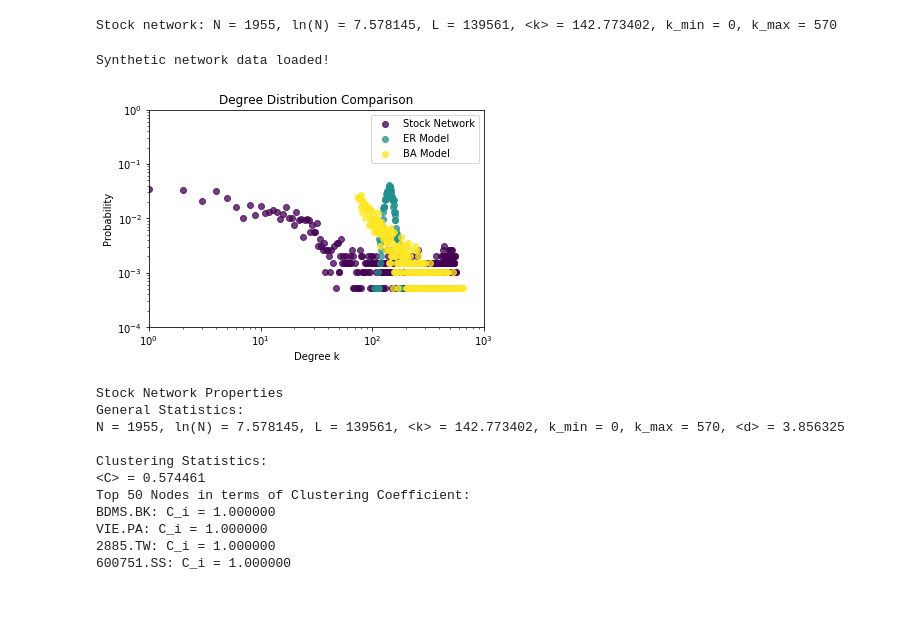
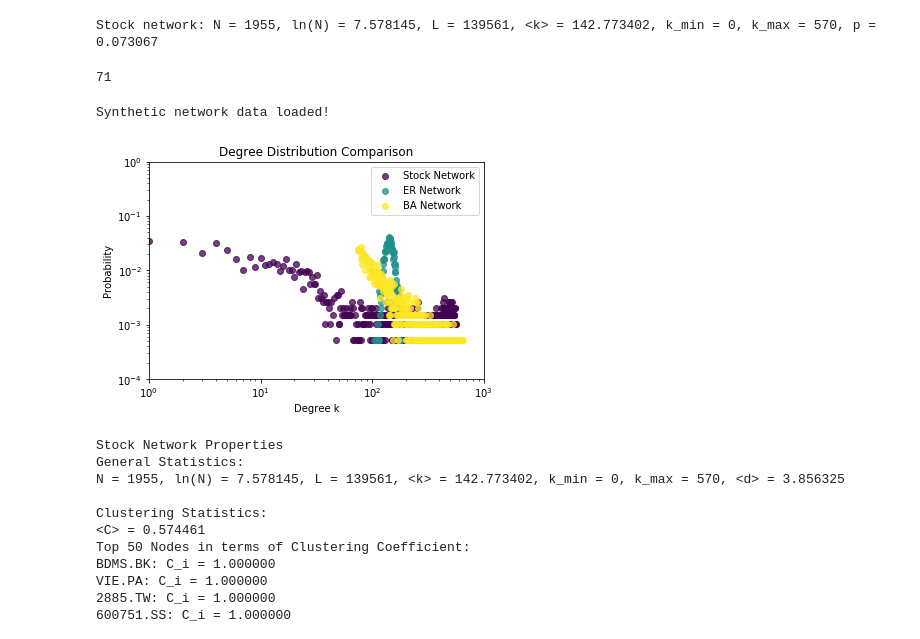
Before and after one commit to DK-Nguyen/Forbes-2000-correlation-network-analysis, a Jupyter notebook: notebooks/comparison_to_ER_and_BA.ipynb, the cells around one changed output. Drawn from its saved outputs; the diff is of its cells as text; code cells hidden in the pictures; blank space fills up the shorter version.

```diff
--- a/notebooks/comparison_to_ER_and_BA.ipynb
+++ b/notebooks/comparison_to_ER_and_BA.ipynb
@@ -79,9 +86,10 @@ m = int(k_avg / 2)
 
 k = [k for n, k in G.degree()]
 
-print "Stock network: N = %i, ln(N) = %f, L = %i, <k> = %f, k_min = %i, k_max = %i" % (N, np.log(N), L, k_avg, np.min(k), np.max(k))
+print "Stock network: N = %i, ln(N) = %f, L = %i, <k> = %f, k_min = %i, k_max = %i, p = %f" % (N, np.log(N), L, k_avg, np.min(k), np.max(k), p)
 # %% [output]
-Stock network: N = 1955, ln(N) = 7.578145, L = 139561, <k> = 142.773402, k_min = 0, k_max = 570
+Stock network: N = 1955, ln(N) = 7.578145, L = 139561, <k> = 142.773402, k_min = 0, k_max = 570, p = 0.073067
+71
 # %%
 # Generating a ER graph with the same number of edges:
 N_iter = 0
@@ -114,31 +122,31 @@ Synthetic network data loaded!
 # %%
 # Plotting the results:
 k_stock, p_stock = np.unique(k, return_counts=True)
 p_stock = p_stock / float(N)
 
 k_ER = [k_ER for n, k_ER in G_ER.degree()]
 k_ER, p_ER = np.unique(k_ER, return_counts=True)
 p_ER = p_ER / float(N)
 
 k_BA = [k_BA for n, k_BA in G_BA.degree()]
 k_BA, p_BA = np.unique(k_BA, return_counts=True)
 p_BA = p_BA / float(N)
 
 plt.scatter(k_stock, p_stock, alpha=0.75, label="Stock Network", c="#440154")
-plt.scatter(k_ER, p_ER, alpha=0.75, label="ER Model", c="#21908C")
-plt.scatter(k_BA, p_BA, alpha=0.75, label="BA Model", c="#FDE725")
+plt.scatter(k_ER, p_ER, alpha=0.75, label="ER Network", c="#21908C")
+plt.scatter(k_BA, p_BA, alpha=0.75, label="BA Network", c="#FDE725")
 plt.semilogx()
 plt.semilogy()
 
 plt.xlim(1, 1000)
 plt.ylim(1e-4, 1)
 plt.legend()
 plt.title('Degree Distribution Comparison')
 plt.xlabel('Degree k')
 plt.ylabel('Probability')
 plt.show()
 # %% [output]
-[figure, old version]
+[figure, new version]
 # %%
 # Printing out summaries of network properties:
 print "Stock Network Properties"
```
Also changed, not shown: parts of 4 cells of this notebook, 1 other file.
